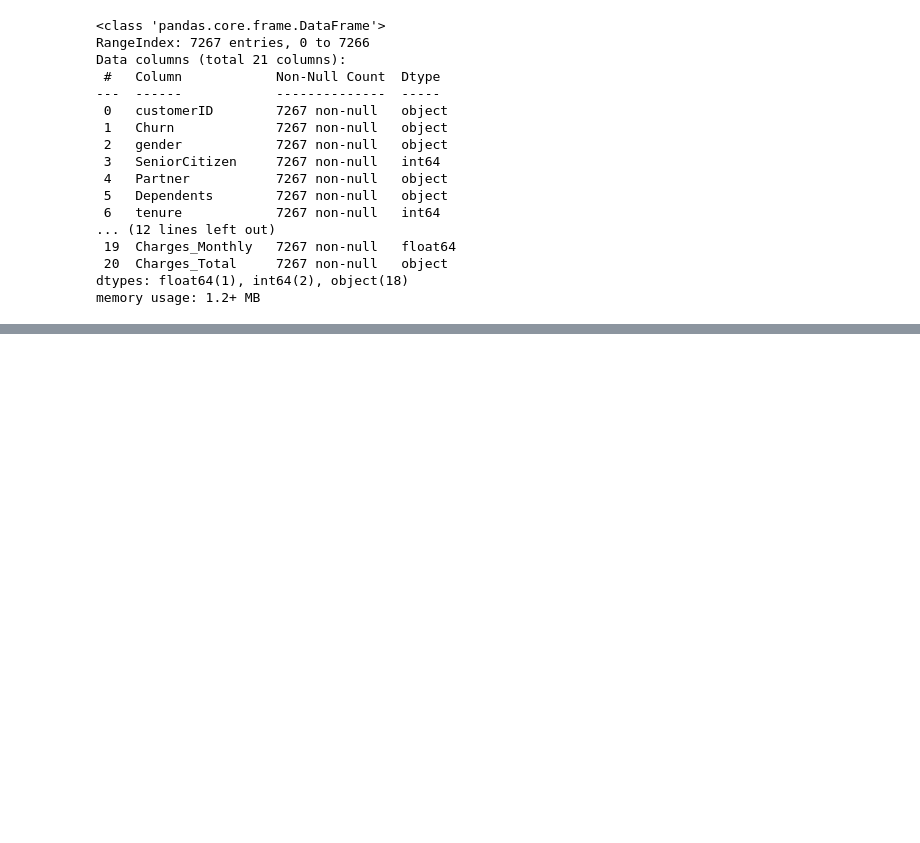
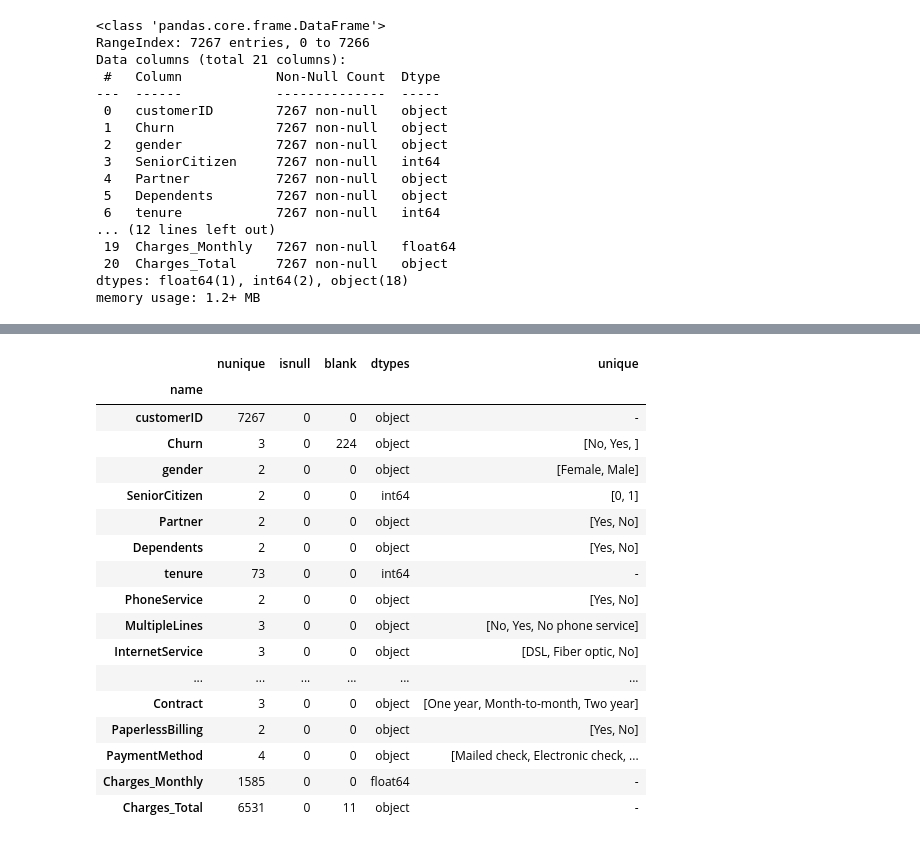
Before and after one commit to itsGab/ChallengeDS, a Jupyter notebook: nb_exploracao/nb05.ipynb, the cells around one changed output, grey strips where cells are left out. Cells and saved outputs as stored; diff of their text form; code cells hidden in the pictures; blank space fills up the shorter version.

```diff
--- a/nb_exploracao/nb05.ipynb
+++ b/nb_exploracao/nb05.ipynb
@@ -85,0 +97,23 @@ memory usage: 1.2+ MB
+# %%
+check_cols = df_check(df)
+check_cols.set_index('name', inplace=True)
+check_cols
+# %% [output]
+|  | nunique | isnull | blank | dtypes | unique |
+| name |  |  |  |  |  |
+| customerID | 7267 | 0 | 0 | object | - |
+| Churn | 3 | 0 | 224 | object | [No, Yes, ] |
+| gender | 2 | 0 | 0 | object | [Female, Male] |
+| SeniorCitizen | 2 | 0 | 0 | int64 | [0, 1] |
+| Partner | 2 | 0 | 0 | object | [Yes, No] |
+| Dependents | 2 | 0 | 0 | object | [Yes, No] |
+| tenure | 73 | 0 | 0 | int64 | - |
+| PhoneService | 2 | 0 | 0 | object | [Yes, No] |
+| MultipleLines | 3 | 0 | 0 | object | [No, Yes, No phone service] |
+| InternetService | 3 | 0 | 0 | object | [DSL, Fiber optic, No] |
+| ... | ... | ... | ... | ... | ... |
+| Contract | 3 | 0 | 0 | object | [One year, Month-to-month, Two year] |
+| PaperlessBilling | 2 | 0 | 0 | object | [Yes, No] |
+| PaymentMethod | 4 | 0 | 0 | object | [Mailed check, Electronic check, ... |
+| Charges_Monthly | 1585 | 0 | 0 | float64 | - |
+| Charges_Total | 6531 | 0 | 11 | object | - |
```
Also changed, not shown: parts of 38 cells of this notebook, 6 other files.
